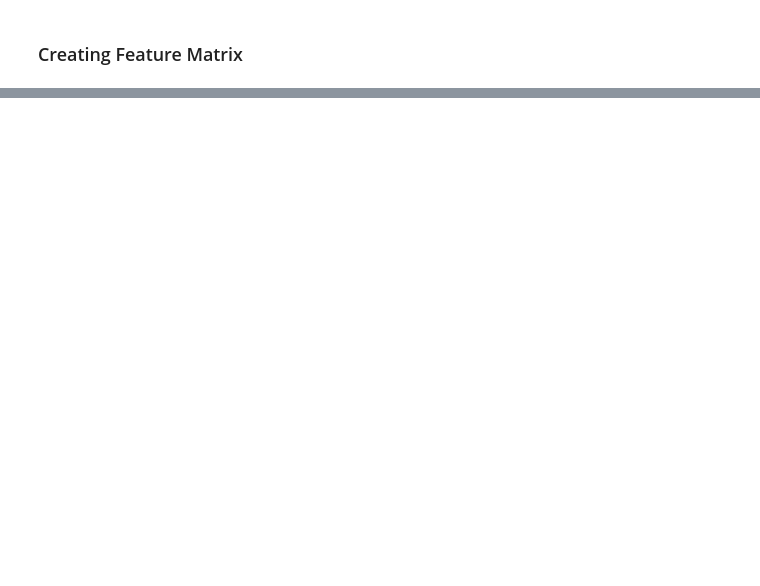
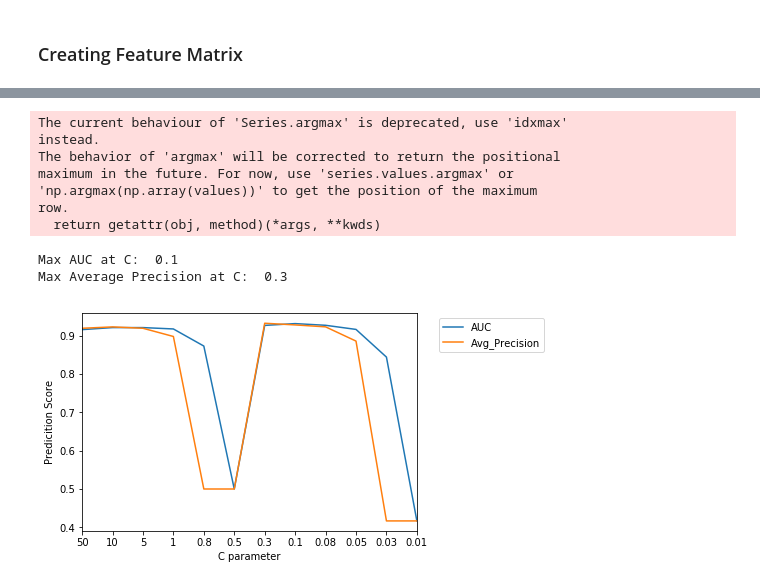
Before and after one commit to matthiasboeker/Shizophrenia_Depression_Project-, a Jupyter notebook: Notebooks/Statistical_Modelling .ipynb, the cells around one changed output, grey strips where cells are left out. Cells and saved outputs as stored; diff of their text form; code cells hidden in the pictures; blank space fills up the shorter version.

```diff
--- a/Notebooks/Statistical_Modelling .ipynb
+++ b/Notebooks/Statistical_Modelling .ipynb
@@ -113,0 +210,19 @@ for x, l, c, m in zip(principalComponents_all[:,0], principalComponents_all[:,1]
+# %%
+pred_res.plot()
+plt.xticks(range(0,len(C)),C)
+plt.legend(title='', loc='upper left', bbox_to_anchor=(1.05, 1))
+plt.xlabel('C parameter')
+plt.ylabel('Predicition Score')
+print('Max AUC at C: ',C[np.argmax(pred_res['AUC'])])
+print('Max Average Precision at C: ',C[np.argmax(pred_res['Avg_Precision'])])
+# %% [output]
+The current behaviour of 'Series.argmax' is deprecated, use 'idxmax'
+instead.
+The behavior of 'argmax' will be corrected to return the positional
+maximum in the future. For now, use 'series.values.argmax' or
+'np.argmax(np.array(values))' to get the position of the maximum
+row.
+  return getattr(obj, method)(*args, **kwds)
+Max AUC at C:  0.1
+Max Average Precision at C:  0.3
+[figure, added]
```
Also changed, not shown: parts of 31 cells of this notebook, 4 other files.
